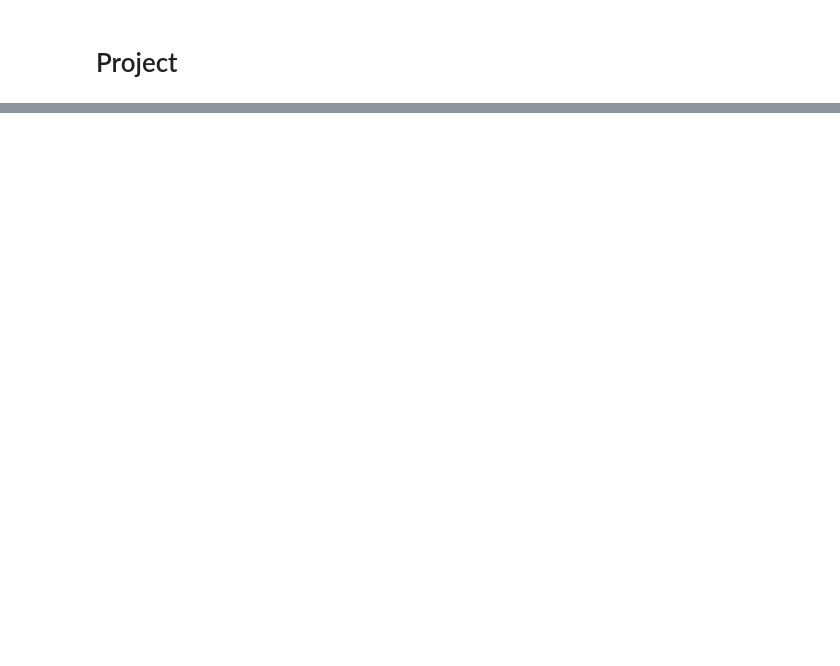
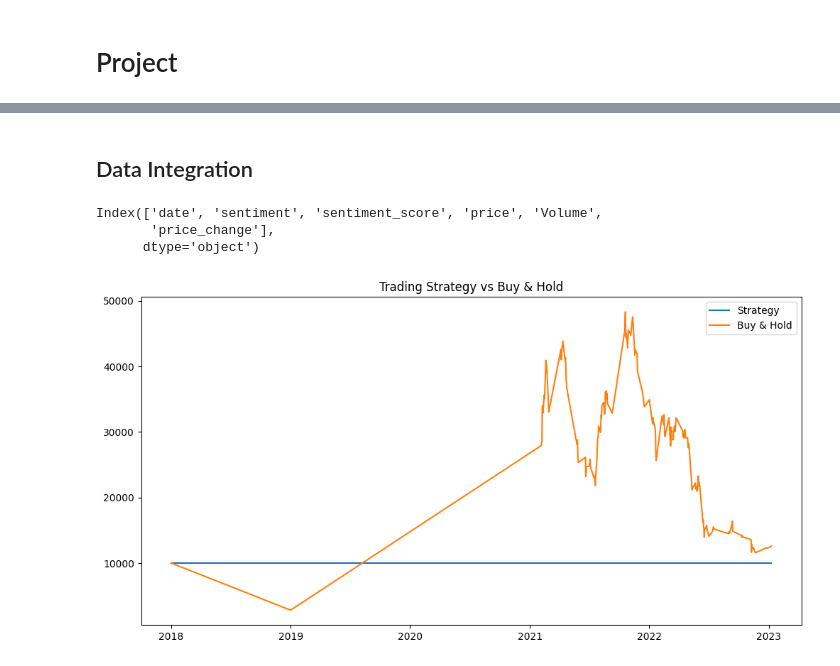
Before and after one commit to Fizryfu/Capstone, a Jupyter notebook: Capstone Project/Captsone_Project.ipynb, the cells around one changed output, grey strips where cells are left out. Saved outputs shown, nothing was run; the diff lists cells and outputs as text; code cells hidden in the pictures; blank space fills up the shorter version.

```diff
--- a/Capstone Project/Captsone_Project.ipynb
+++ b/Capstone Project/Captsone_Project.ipynb
@@ -343,0 +394,8 @@ plt.show()
+# %%
+# Aggregate daily sentiment
+daily_sentiment = df.groupby('date').agg({
+    'sentiment': lambda x: (x == 'positive').mean(),
+    'sentiment_score': 'mean'
+}).reset_index()
+
+print(daily_sentiment.head())
@@ -343,0 +436,2 @@ plt.show()
+# %% [markdown]
+## Data Integration
@@ -343,0 +456,6 @@ plt.show()
+# %%
+print(merged_df.columns)
+# %% [output]
+Index(['date', 'sentiment', 'sentiment_score', 'price', 'Volume',
+       'price_change'],
+      dtype='object')
@@ -343,0 +471,39 @@ plt.show()
+# %%
+"""
+## Part 6: Backtesting System ✅
+### Portfolio Simulation
+"""
+# %%
+def backtest(df, initial_capital=10000):
+    capital = initial_capital
+    position = 0
+    portfolio = []
+
+    for _, row in df.iterrows():
+        current_price = row['price']
+
+        if row['signal'] == 'BUY' and capital > 0:
+            position = capital / current_price
+            capital = 0
+
+        elif row['signal'] == 'SELL' and position > 0:
+            capital = position * current_price
+            position = 0
+
+        portfolio_value = capital + (position * current_price)
+        portfolio.append(portfolio_value)
+
+    df['portfolio'] = portfolio
+    return df
+
+# Run backtest
+results_df = backtest(strategy_df)
+# %%
+plt.figure(figsize=(12, 6))
+plt.plot(results_df['date'], results_df['portfolio'], label='Strategy')
+plt.plot(results_df['date'], results_df['price']/results_df['price'].iloc[0]*10000, label='Buy & Hold')
+plt.title('Trading Strategy vs Buy & Hold')
+plt.legend()
+plt.show()
+# %% [output]
+[figure, added]
```
Also changed, not shown: parts of 50 cells of this notebook.
